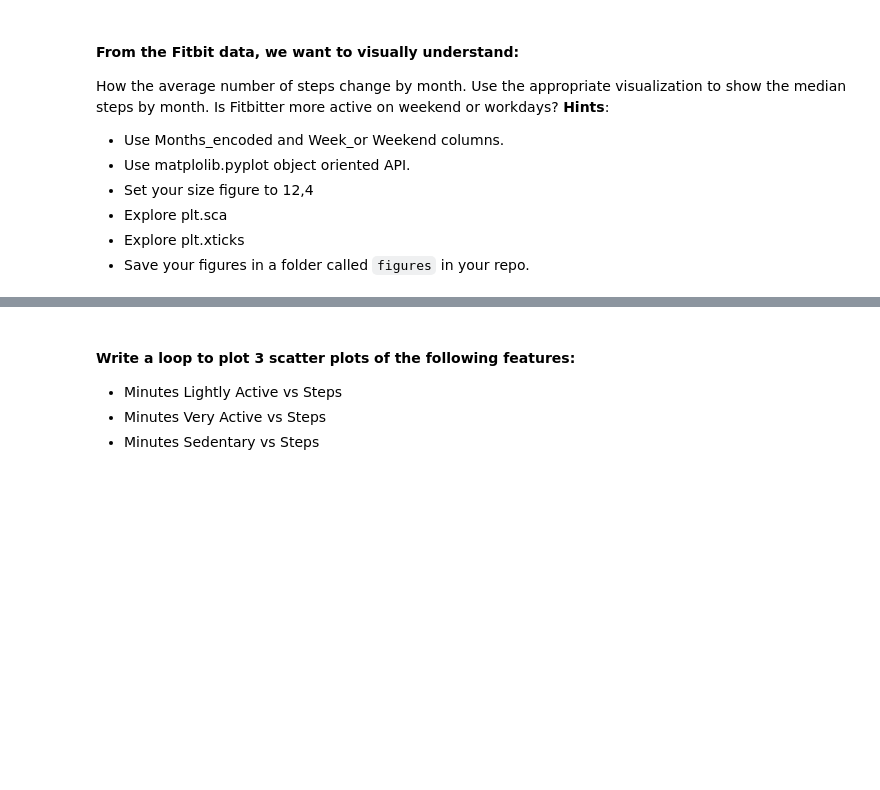
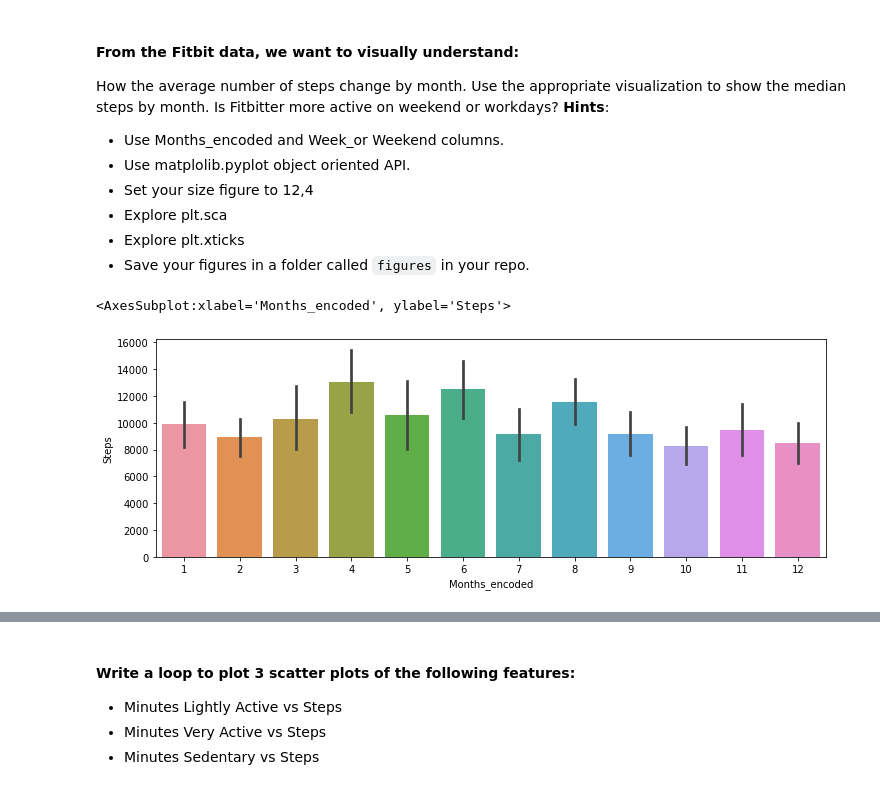
Before and after one commit to Ironhack-Data-Madrid-Marzo-2022/5.2-lab-matplotlib-seaborn, a Jupyter notebook: your-code/main.ipynb, the cells around one changed output, grey strips where cells are left out. Drawn from its saved outputs; the diff is of its cells as text; code cells hidden in the pictures; blank space fills up the shorter version.

```diff
--- a/your-code/main.ipynb
+++ b/your-code/main.ipynb
@@ -10,3 +5,18 @@ jola
+# %%
+# Libraries
+import numpy as np
+import pandas as pd
+
+
+import pylab as plt
+# import matplotlib.pyplot as plt
+
+plt.rcParams['figure.figsize']=(12, 4)  # tamaño de los graficos por defecto
+
+import seaborn as sns
+
+import matplotlib.style
+import matplotlib as mpl
 # %% [markdown]
 ## Challenge
 #### Import the `Fitbit2` dataset and store it in a variable called `fitbit`. You can find the dataset in Ironhack's database:
@@ -16,0 +25,3 @@ jola
+# %%
+fitbit=pd.read_csv('../data/Fitbit2.csv')
+fitbit
@@ -34,0 +54,6 @@ How the average number of steps change by month. Use the appropriate visualizati
+# %%
+gym=sns.barplot(x='Months_encoded', y='Steps', data=fitbit)
+gym
+# %% [output]
+<AxesSubplot:xlabel='Months_encoded', ylabel='Steps'>
+[figure, added]
```
Also changed, not shown: parts of 26 cells of this notebook.
